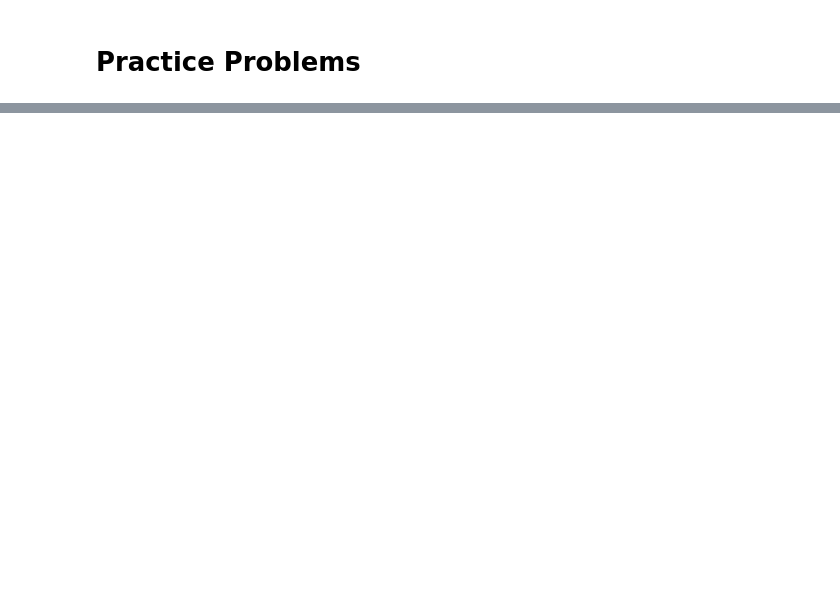
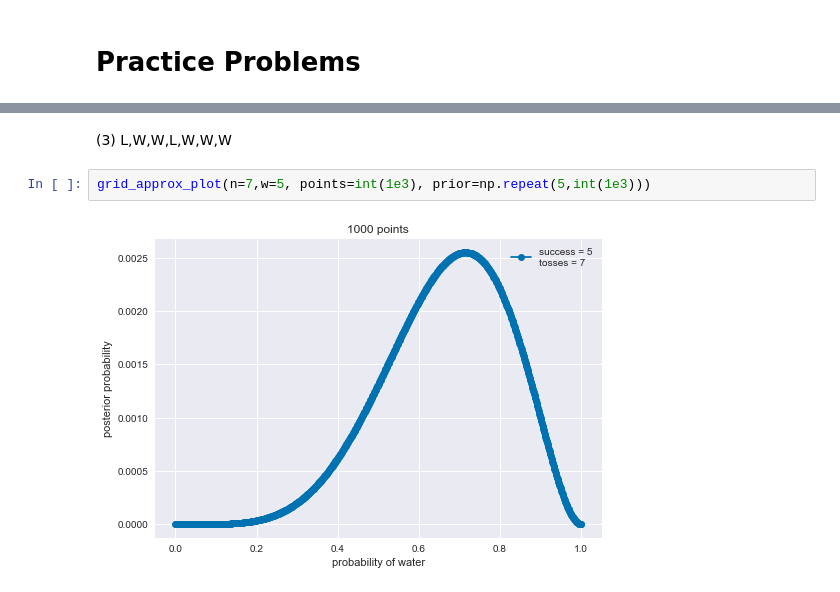
Before and after one commit to aloctavodia/Statistical-Rethinking-with-Python-and-PyMC3, a Jupyter notebook: Chp_02.ipynb, the cells around one changed output, grey strips where cells are left out. Saved outputs shown, nothing was run; the diff lists cells and outputs as text; blank space fills up the shorter version.

```diff
--- a/Chp_02.ipynb
+++ b/Chp_02.ipynb
@@ -182,0 +213,6 @@ Seaborn 0.7.1
+# %% [markdown]
+(3) L,W,W,L,W,W,W
+# %%
+grid_approx_plot(n=7,w=5, points=int(1e3), prior=np.repeat(5,int(1e3)))
+# %% [output]
+[figure, added]
```
Also changed, not shown: parts of 35 cells of this notebook.
